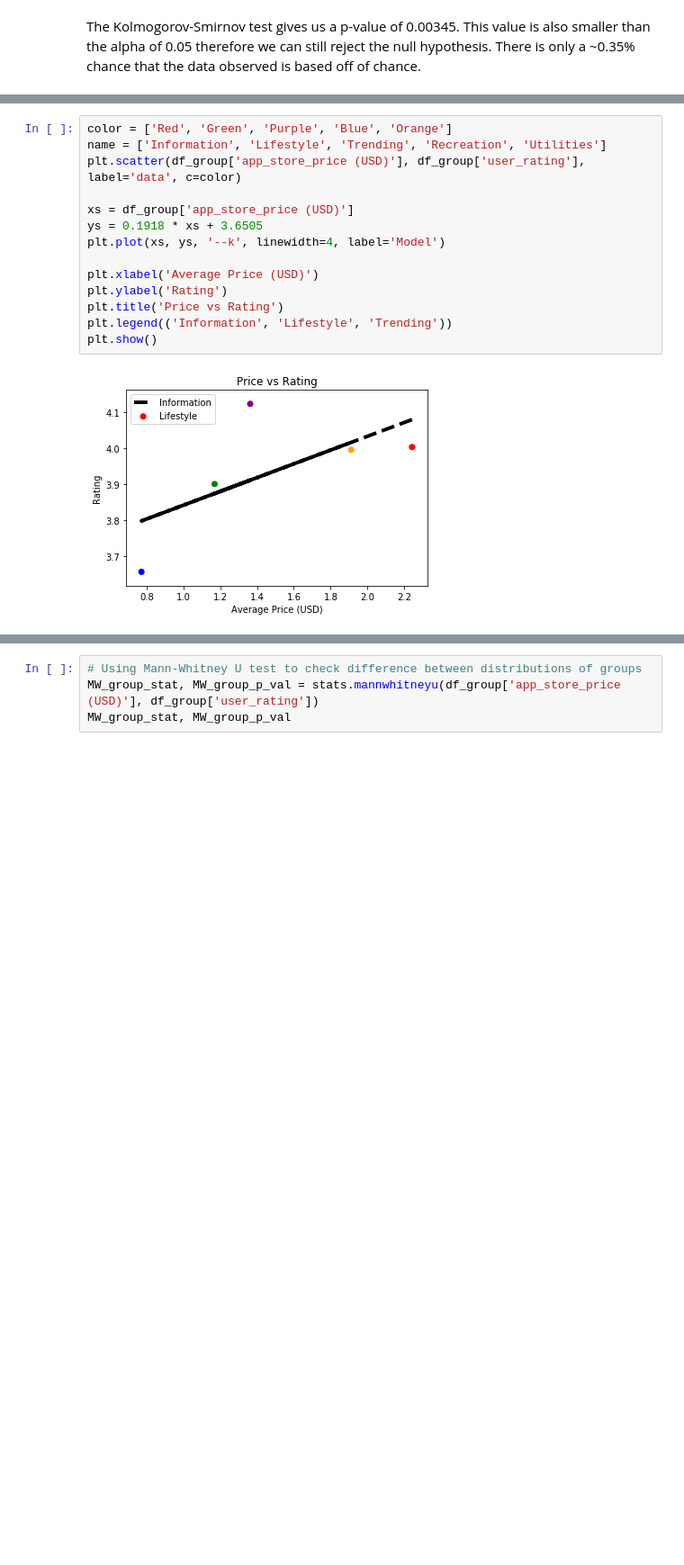
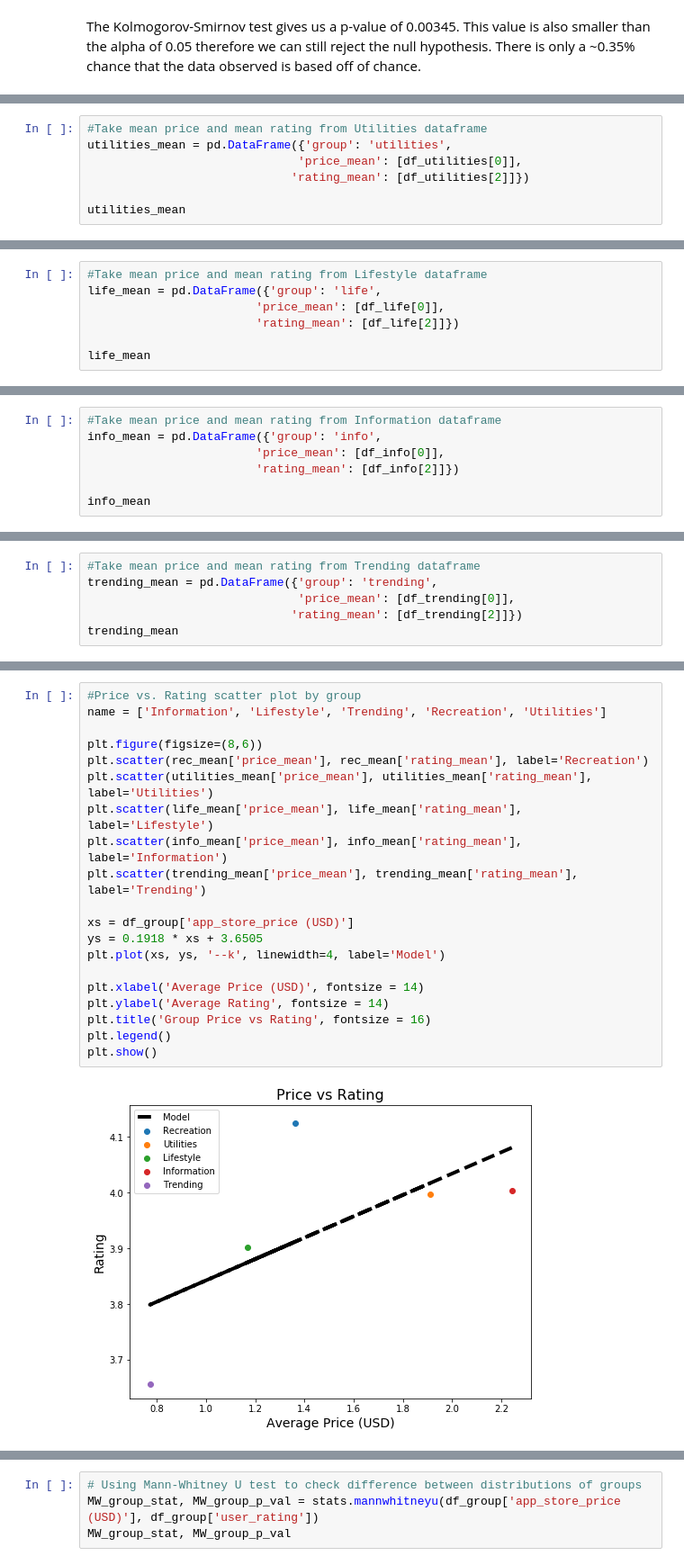
Before and after one commit to tpham2/HER-d, a Jupyter notebook: Final_V4.ipynb, the cells around one changed output, grey strips where cells are left out. Shown at 90% size. Cells and saved outputs as stored; diff of their text form; blank space fills up the shorter version.

```diff
--- a/Final_V4.ipynb
+++ b/Final_V4.ipynb
@@ -481,0 +512,7 @@ a1, b1
+# %%
+#Take mean price and mean rating from Utilities dataframe
+utilities_mean = pd.DataFrame({'group': 'utilities',
+                              'price_mean': [df_utilities[0]],
+                             'rating_mean': [df_utilities[2]]})
+
+utilities_mean
@@ -481,0 +522,7 @@ a1, b1
+# %%
+#Take mean price and mean rating from Lifestyle dataframe
+life_mean = pd.DataFrame({'group': 'life',
+                        'price_mean': [df_life[0]],
+                        'rating_mean': [df_life[2]]})
+
+life_mean
@@ -481,0 +532,7 @@ a1, b1
+# %%
+#Take mean price and mean rating from Information dataframe
+info_mean = pd.DataFrame({'group': 'info',
+                        'price_mean': [df_info[0]],
+                        'rating_mean': [df_info[2]]})
+
+info_mean
@@ -481,0 +542,6 @@ a1, b1
+# %%
+#Take mean price and mean rating from Trending dataframe
+trending_mean = pd.DataFrame({'group': 'trending',
+                              'price_mean': [df_trending[0]],
+                             'rating_mean': [df_trending[2]]})
+trending_mean
@@ -482,16 +560,22 @@ a1, b1
 # %%
-color = ['Red', 'Green', 'Purple', 'Blue', 'Orange']
+#Price vs. Rating scatter plot by group
 name = ['Information', 'Lifestyle', 'Trending', 'Recreation', 'Utilities']
-plt.scatter(df_group['app_store_price (USD)'], df_group['user_rating'], label='data', c=color)
+
+plt.figure(figsize=(8,6))
+plt.scatter(rec_mean['price_mean'], rec_mean['rating_mean'], label='Recreation')
+plt.scatter(utilities_mean['price_mean'], utilities_mean['rating_mean'], label='Utilities')
+plt.scatter(life_mean['price_mean'], life_mean['rating_mean'], label='Lifestyle')
+plt.scatter(info_mean['price_mean'], info_mean['rating_mean'], label='Information')
+plt.scatter(trending_mean['price_mean'], trending_mean['rating_mean'], label='Trending')
 
 xs = df_group['app_store_price (USD)']
 ys = 0.1918 * xs + 3.6505
 plt.plot(xs, ys, '--k', linewidth=4, label='Model')
 
-plt.xlabel('Average Price (USD)')
-plt.ylabel('Rating')
-plt.title('Price vs Rating')
-plt.legend(('Information', 'Lifestyle', 'Trending'))
+plt.xlabel('Average Price (USD)', fontsize = 14)
+plt.ylabel('Average Rating', fontsize = 14)
+plt.title('Group Price vs Rating', fontsize = 16)
+plt.legend()
 plt.show()
 # %% [output]
-[figure, old version]
+[figure, new version]
```
Also changed, not shown: parts of 27 cells of this notebook.
